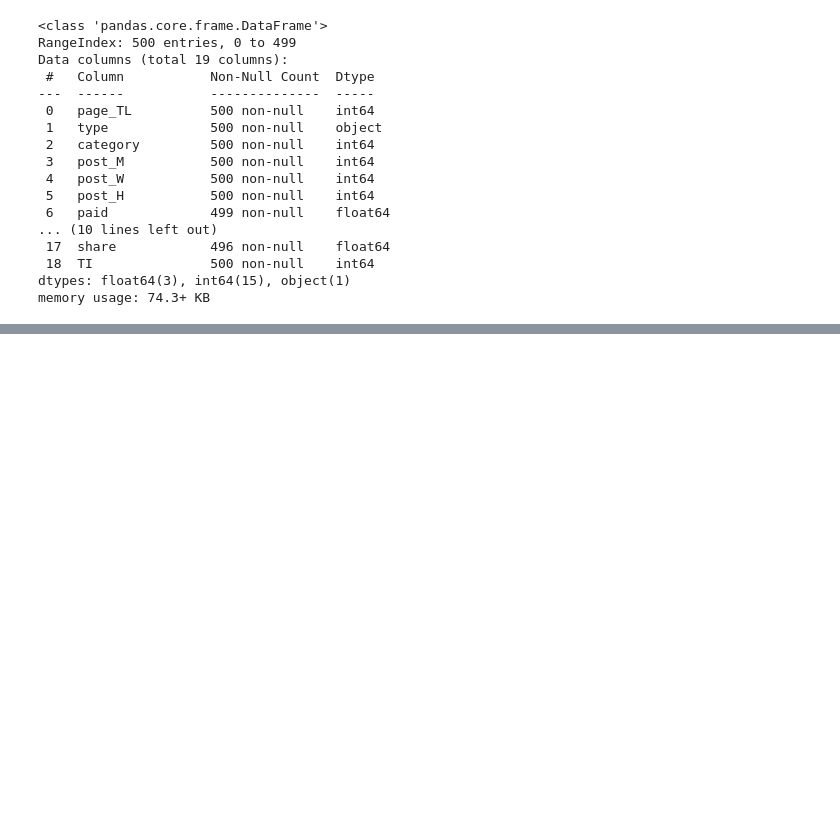
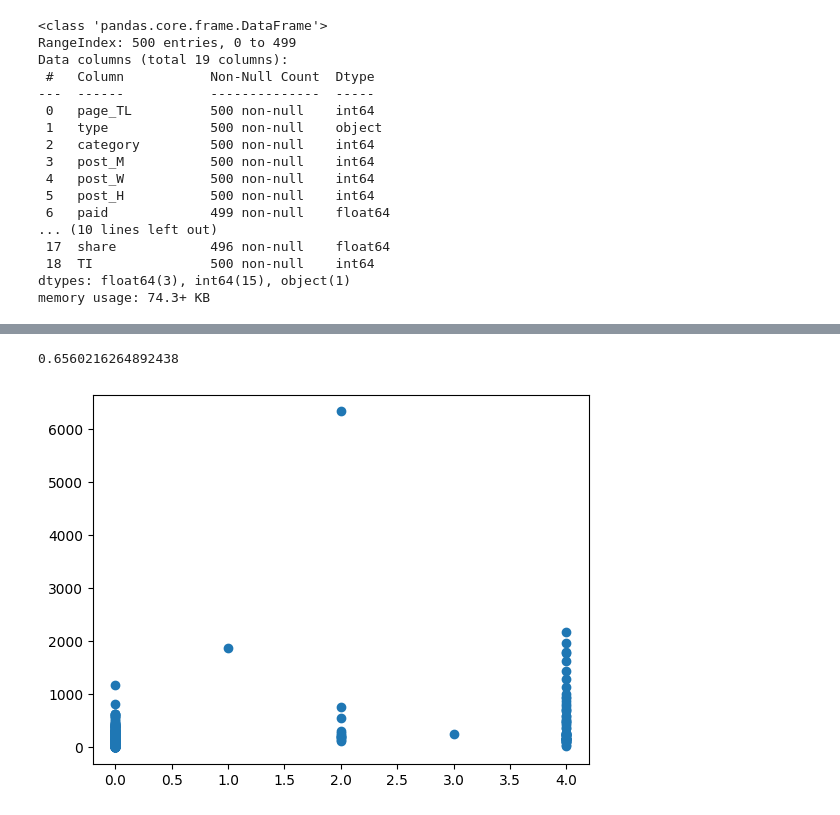
Before and after one commit to jemilnasit/EDA-On-Facebook-Page, a Jupyter notebook: EDA_facebook.ipynb, the cells around one changed output, grey strips where cells are left out. Saved outputs shown, nothing was run; the diff lists cells and outputs as text; code cells hidden in the pictures; blank space fills up the shorter version.

```diff
--- a/EDA_facebook.ipynb
+++ b/EDA_facebook.ipynb
@@ -105,0 +149,6 @@ df.describe()
+# %%
+from sklearn.cluster import KMeans
+km = KMeans(n_clusters=5, init='k-means++', n_init=10, random_state=0)
+model = km.fit(df)
+df['cluster'] = model.labels_
+df['cluster'].value_counts()
@@ -105,0 +205,11 @@ df.describe()
+# %%
+from sklearn.metrics import silhouette_score
+ss = silhouette_score(df, df['cluster'])
+print(ss)
+# %% [output]
+0.6560216264892438
+# %%
+plt.plot(df['cluster'], df['TI'], 'o')
+plt.show()
+# %% [output]
+[figure, added]
```
Also changed, not shown: parts of 24 cells of this notebook.
